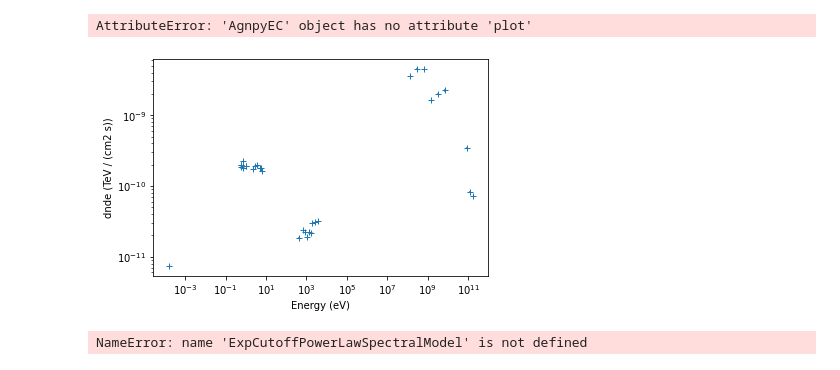
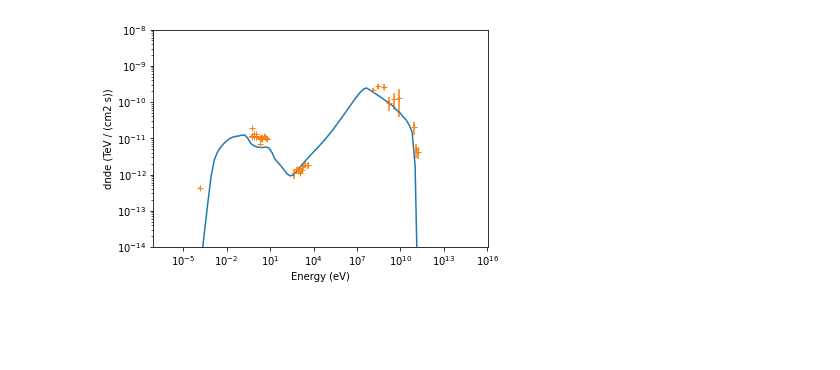
Before and after one commit to Adbhavna1369/PKS1510_modelling, a Jupyter notebook: test_mcmc_2015b.ipynb, the cells around one changed output. Saved outputs shown, nothing was run; the diff lists cells and outputs as text; code cells hidden in the pictures; blank space fills up the shorter version.

```diff
--- a/test_mcmc_2015b.ipynb
+++ b/test_mcmc_2015b.ipynb
@@ -363,24 +301,18 @@ agnpy_ec.log10_gamma_max.freeze()
 # %%
-# print initial model
-agnpy_ec = AgnpyEC()
-sed_flux.plot(energy_unit="eV", energy_power=2)
+# plot initial model
 agnpy_ec.plot(energy_range=[1e-6, 1e15] * u.eV, energy_unit="eV", energy_power=2)
+flux_points.plot(energy_unit="eV", energy_power=2)
+plt.ylim([1e-14, 1e-8])
 plt.show()
 # %% [output]
-AttributeError: 'AgnpyEC' object has no attribute 'plot'
-[figure, old version]
+[figure, new version]
 # %%
 # define model
-
-model = SkyModel(name="PKS1510-089_EC", spectral_model= )
-dataset_ec = FluxPointsDataset(model, sed_flux)
+model = SkyModel(name="PKS1510-089_EC", spectral_model=agnpy_ec)
+dataset_ec = FluxPointsDataset(model, flux_points)
 # do not use frequency point below 1e11 Hz, affected by non-blazar emission
 E_min_fit = (1e11 * u.Hz).to("eV", equivalencies=u.spectral())
 dataset_ec.mask_fit = dataset_ec.data.energy_ref > E_min_fit
-
-logging.info("performing the fit")
-# %% [output]
-NameError: name 'ExpCutoffPowerLawSpectralModel' is not defined
 # %%
 %%time
 sampler = run_mcmc(dataset_ec, nwalkers=16, nrun=500)  # to speedup the notebook
```
Also changed, not shown: parts of 14 cells of this notebook.
